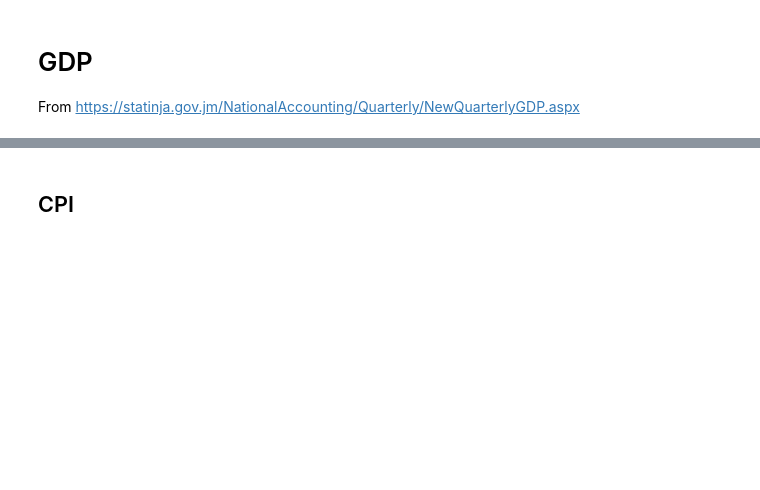
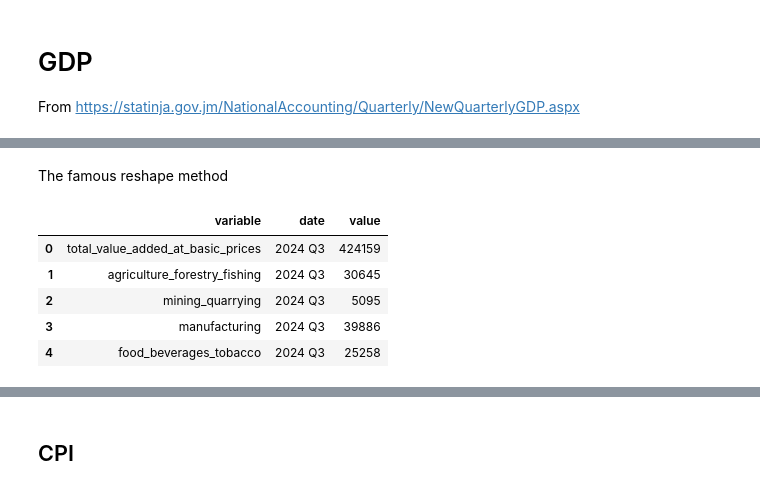
Before and after one commit to guerreroda/nwcst_jam, a Jupyter notebook: activity/s3a_data_download.ipynb, the cells around one changed output, grey strips where cells are left out. Drawn from its saved outputs; the diff is of its cells as text; code cells hidden in the pictures; blank space fills up the shorter version.

```diff
--- a/activity/s3a_data_download.ipynb
+++ b/activity/s3a_data_download.ipynb
@@ -26,0 +96,13 @@ From https://statinja.gov.jm/NationalAccounting/Quarterly/NewQuarterlyGDP.aspx
+# %% [markdown]
+The famous reshape method
+# %%
+# Reshape dataframe from wide to long format.
+dfi = pd.melt(dfi, id_vars=["variable"], var_name="date", value_name="value")
+dfi.head(5)
+# %% [output]
+|  | variable | date | value |
+| 0 | total_value_added_at_basic_prices | 2024 Q3 | 424159 |
+| 1 | agriculture_forestry_fishing | 2024 Q3 | 30645 |
+| 2 | mining_quarrying | 2024 Q3 | 5095 |
+| 3 | manufacturing | 2024 Q3 | 39886 |
+| 4 | food_beverages_tobacco | 2024 Q3 | 25258 |
```
Also changed, not shown: parts of 17 cells of this notebook.
